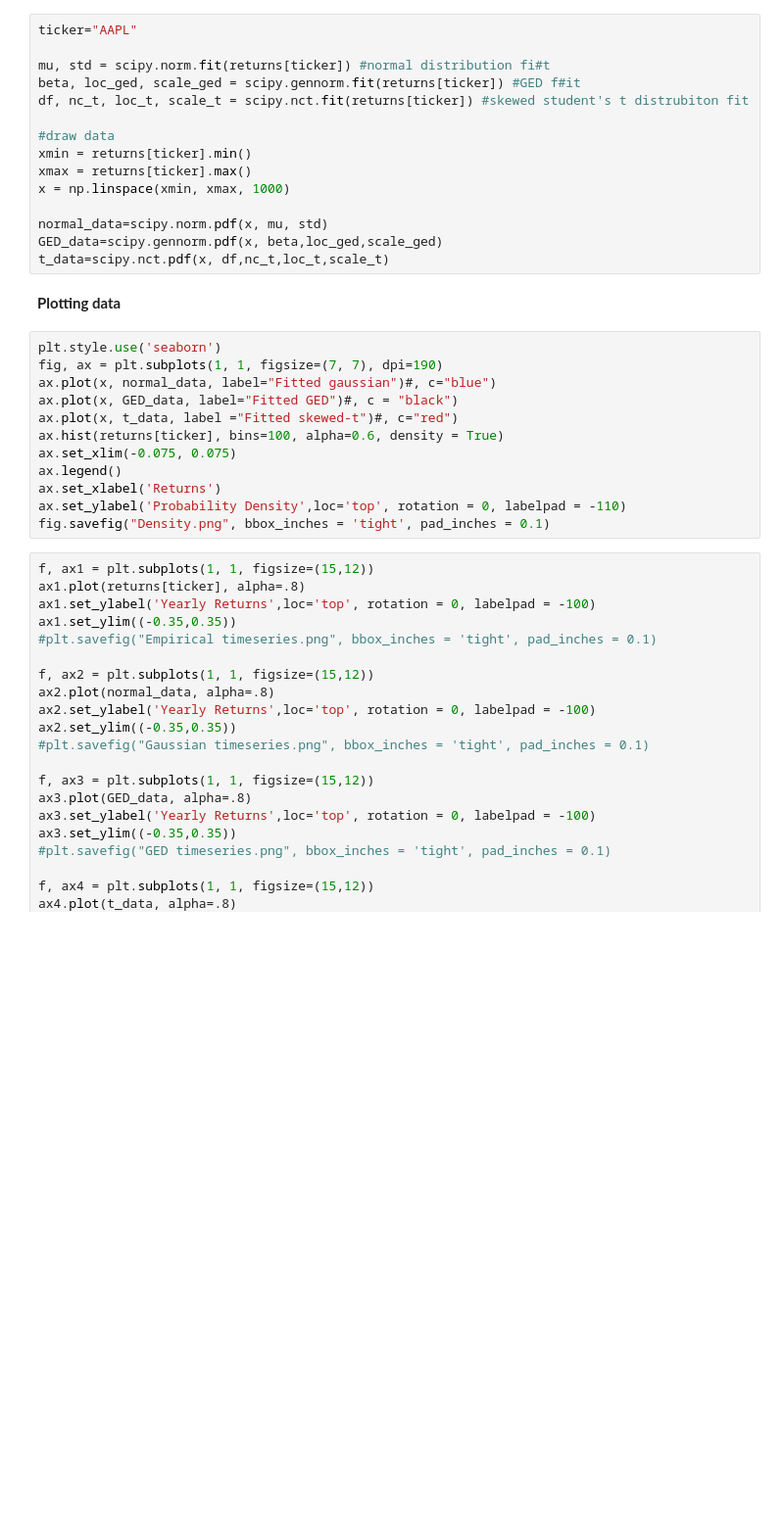
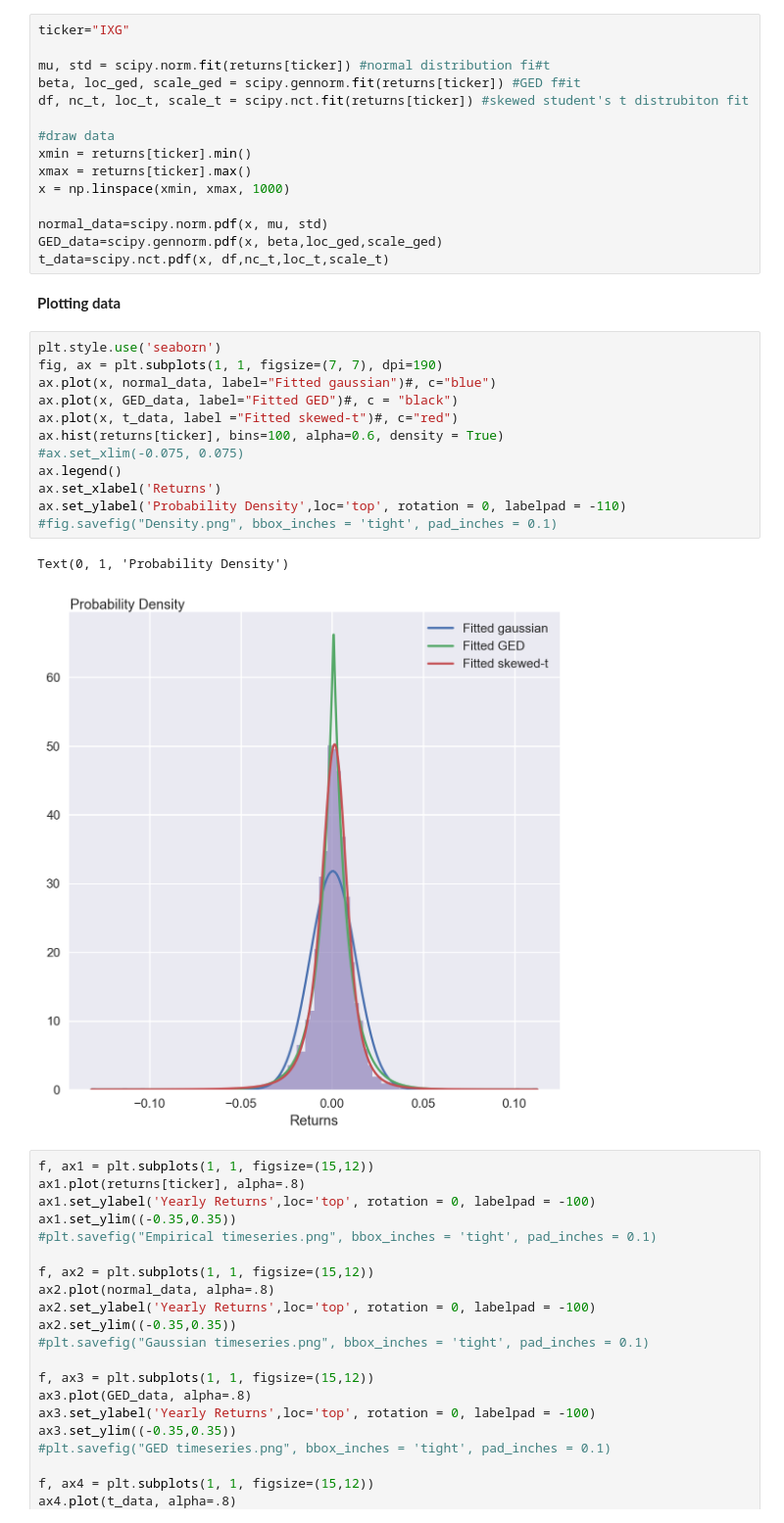
Before and after one commit to neriksen/thesis, a Jupyter notebook: Description of data/description_of_data.ipynb, the cells around one changed output. Shown at 98% size. Cells and saved outputs as stored; diff of their text form; blank space fills up the shorter version.

```diff
--- a/Description of data/description_of_data.ipynb
+++ b/Description of data/description_of_data.ipynb
@@ -22,5 +35,5 @@ returns = closing_prices.pct_change().iloc[1:].ffill()-(1**(1/250)-1)
 # %%
-ticker="AAPL"
+ticker="IXG"
 
 mu, std = scipy.norm.fit(returns[ticker]) #normal distribution fi#t
 beta, loc_ged, scale_ged = scipy.gennorm.fit(returns[ticker]) #GED f#it
@@ -39,15 +52,18 @@ t_data=scipy.nct.pdf(x, df,nc_t,loc_t,scale_t)
 # %%
 plt.style.use('seaborn')
 fig, ax = plt.subplots(1, 1, figsize=(7, 7), dpi=190)
 ax.plot(x, normal_data, label="Fitted gaussian")#, c="blue")
 ax.plot(x, GED_data, label="Fitted GED")#, c = "black")
 ax.plot(x, t_data, label ="Fitted skewed-t")#, c="red")
 ax.hist(returns[ticker], bins=100, alpha=0.6, density = True)
-ax.set_xlim(-0.075, 0.075)
+#ax.set_xlim(-0.075, 0.075)
 ax.legend()
 ax.set_xlabel('Returns')
 ax.set_ylabel('Probability Density',loc='top', rotation = 0, labelpad = -110)
-fig.savefig("Density.png", bbox_inches = 'tight', pad_inches = 0.1)
+#fig.savefig("Density.png", bbox_inches = 'tight', pad_inches = 0.1)
+# %% [output]
+Text(0, 1, 'Probability Density')
+[figure, added]
 # %%
 f, ax1 = plt.subplots(1, 1, figsize=(15,12))
 ax1.plot(returns[ticker], alpha=.8)
```
Also changed, not shown: parts of 3 cells of this notebook.
